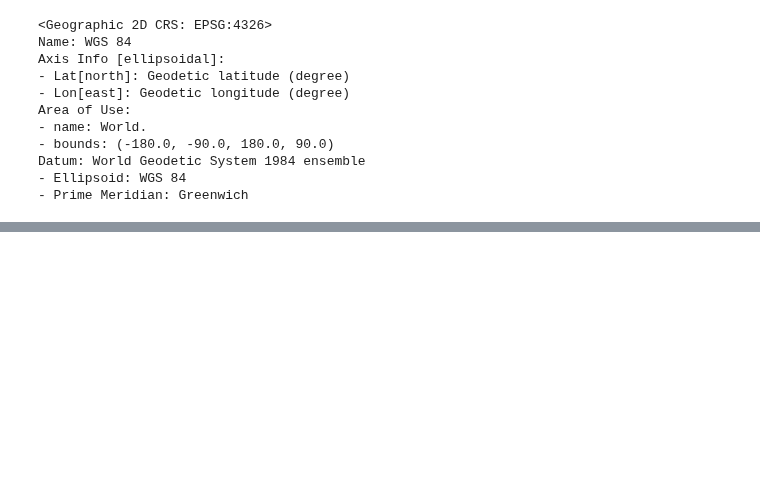
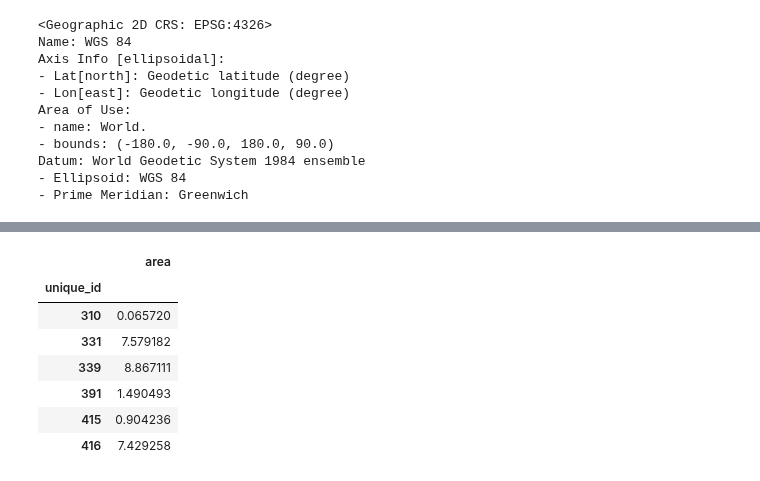
Before and after one commit to sl354207/eco_python, a Jupyter notebook: native/gap_test.ipynb, the cells around one changed output, grey strips where cells are left out. Drawn from its saved outputs; the diff is of its cells as text; code cells hidden in the pictures; blank space fills up the shorter version.

```diff
--- a/native/gap_test.ipynb
+++ b/native/gap_test.ipynb
@@ -145,0 +186,11 @@ intersects
+# %%
+overlay_areas
+# %% [output]
+|  | area |
+| unique_id |  |
+| 310 | 0.065720 |
+| 331 | 7.579182 |
+| 339 | 8.867111 |
+| 391 | 1.490493 |
+| 415 | 0.904236 |
+| 416 | 7.429258 |
```
Also changed, not shown: parts of 38 cells of this notebook, 1 other file.
